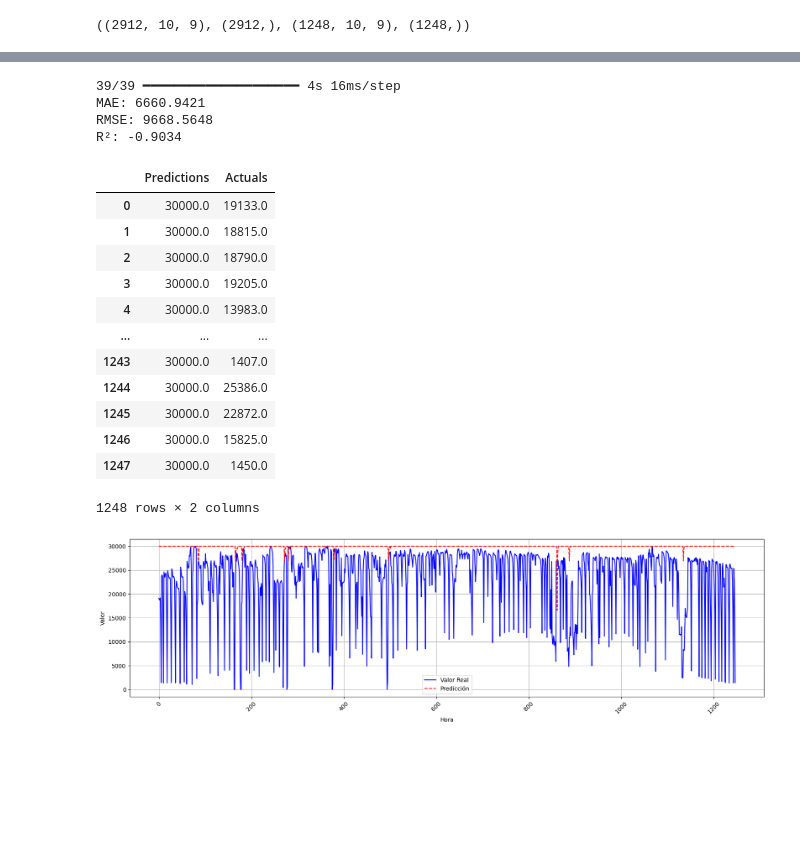
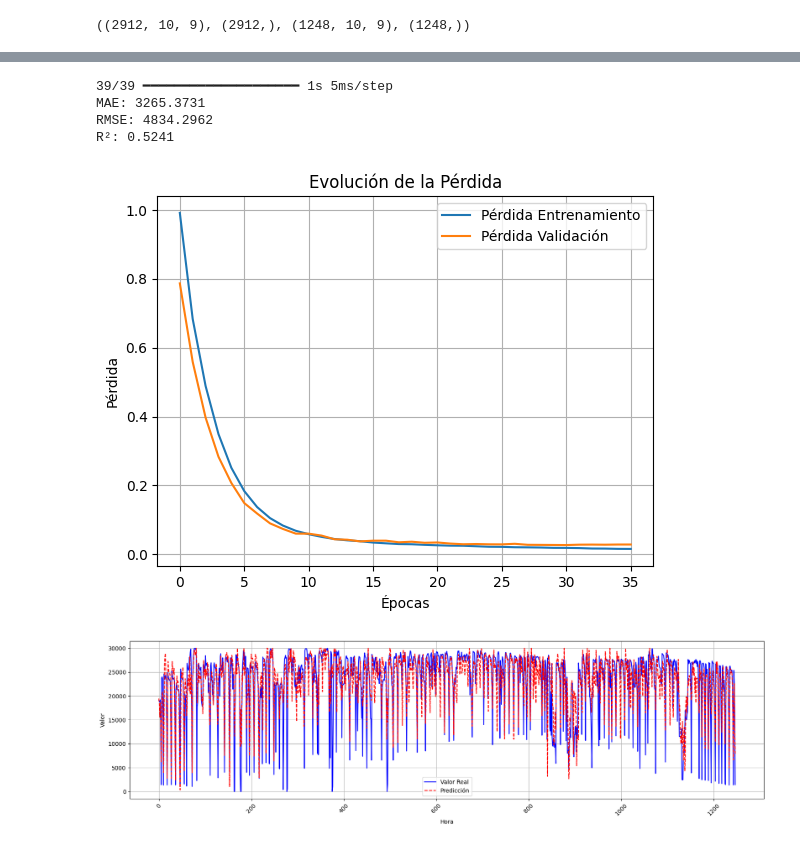
Before and after one commit to ClaudiaGtzD/TesinaMCD, a Jupyter notebook: 03_Photovoltaic 2.ipynb, the cells around one changed output, grey strips where cells are left out. Saved outputs shown, nothing was run; the diff lists cells and outputs as text; code cells hidden in the pictures; blank space fills up the shorter version.

```diff
--- a/03_Photovoltaic 2.ipynb
+++ b/03_Photovoltaic 2.ipynb
@@ -176,26 +178,27 @@ inputs = Input(shape=(WINDOW_SIZE, 9))
 
 # Primera capa CNN
 x = Conv1D(filters=64, kernel_size=4, padding='same', activation='relu')(inputs)
-x = MaxPooling1D(pool_size=3)(x)
+x = MaxPooling1D(pool_size=2)(x)
 
 # Segunda capa CNN
 x = Conv1D(filters=128, kernel_size=4, padding='same', activation='relu')(x)
-x = MaxPooling1D(pool_size=3)(x)
+x = MaxPooling1D(pool_size=2)(x)
 
 # Capa BiGRU
-x = Bidirectional(GRU(128, return_sequences=True))(x)
+x = Bidirectional(GRU(64, return_sequences=True))(x)
 
 # Atención: se define de forma explícita
 attention = MultiHeadAttention(num_heads=4, key_dim=128)(x, x)
 
 # Aplanar y agregar Dropout
 x = Flatten()(attention)
-x = Dropout(0.3)(x)
-x = Dense(64, activation="relu")(x)  # Nueva capa intermedia
+x = Dropout(0.4)(x)
+initializer = tf.keras.initializers.HeNormal()
+x = Dense(64, activation="relu", kernel_regularizer=l2(0.01))(x)
 x = Dense(32, activation="relu")(x)  # Otra capa intermedia
 
 # Capa de salida
-outputs = Dense(1, activation="relu")(x)
+outputs = Dense(1, activation="linear")(x)
 
 # Definir el modelo
 model_Soleado = Model(inputs=inputs, outputs=outputs)
@@ -226,7 +229,7 @@ Model: "functional_7"
  Non-trainable params: 0 (0.00 B)
 # %%
 cp = ModelCheckpoint('Photovoltaic_model_Soleado.keras', save_best_only=True)
-model_Soleado.compile(optimizer=Adam(learning_rate=0.001), loss="mean_squared_error", metrics=['mae'])
+model_Soleado.compile(optimizer=Adam(learning_rate=0.0001), loss="mean_squared_error", metrics=['mae'])
 # %%
 from tensorflow.keras.callbacks import EarlyStopping
 
@@ -247,12 +254,11 @@ X_Soleado_train.shape, y_Soleado_train.shape, X_Soleado_test.shape, y_Soleado_te
 # %% [output]
 ((2912, 10, 9), (2912,), (1248, 10, 9), (1248,))
 # %%
-# Entrenamiento del modelo
 history = model_Soleado.fit(
-    X_Soleado_train, y_Soleado_train,  # Datos de entrenamiento
-    validation_data=(X_Soleado_test, y_Soleado_test),  # Datos de validación
-    epochs=200,  # Número de épocas
-    batch_size=32,  # Tamaño del batch
-    callbacks=[cp]
+    X_Soleado_train, y_Soleado_train,
+    validation_data=(X_Soleado_test, y_Soleado_test),
+    epochs=50,
+    batch_size=16,
+    callbacks=[cp, early_stop]
 )
 # %% [output]
@@ -296,17 +284,29 @@ from sklearn.metrics import mean_absolute_percentage_error as mean_absolute_perc
 from sklearn.metrics import mean_absolute_error as mean_absolute_error
 from sklearn.metrics import mean_squared_error as mean_squared_error
 from sklearn.metrics import r2_score as r2_score
-def plot_predictions1(model, X, y, scaler_y, start=0, end=100):
+def plot_predictions1(model, X, y, scaler_y, history, start=0, end=100):
     predictions = model.predict(X).flatten()
     y = y.flatten()
     predictions_original = scaler_y.inverse_transform(predictions.reshape(-1, 1)).reshape(-1)
     predictions_original = np.clip(predictions_original, 0, 30000)
     y_original = scaler_y.inverse_transform(y.reshape(-1, 1)).reshape(-1)
     df = pd.DataFrame(data={'Predictions': predictions_original, 'Actuals': y_original})
-    plt.figure(figsize=(20, 5))
+    train_loss = history.history['loss']
+    val_loss = history.history['val_loss']
+
+    # Crear la gráfica
     print(f"MAE: {mean_absolute_error(y_original, predictions_original):.4f}")
     print(f"RMSE: {np.sqrt(mean_squared_error(y_original, predictions_original)):.4f}")
     print(f"R²: {r2_score(y_original, predictions_original):.4f}")
+    plt.plot(train_loss, label='Pérdida Entrenamiento')
+    plt.plot(val_loss, label='Pérdida Validación')
+    plt.xlabel('Épocas')
+    plt.ylabel('Pérdida')
+    plt.title('Evolución de la Pérdida')
+    plt.legend()
+    plt.grid(True)
+    plt.show()
+    plt.figure(figsize=(20, 5))
     plt.plot(y_original, label='Valor Real', color='blue')
     plt.plot(predictions_original, label='Predicción', color='red', linestyle='dashed')
     plt.xlabel("Hora")
@@ -314,25 +314,12 @@ def plot_predictions1(model, X, y, scaler_y, start=0, end=100):
     plt.legend()
     plt.xticks(rotation=45)
     plt.grid()
-    return df
 # %%
-plot_predictions1(model_Soleado, X_Soleado_test, y_Soleado_test, scaler_y)
+plot_predictions1(model_Soleado, X_Soleado_test, y_Soleado_test, scaler_y, history)
 # %% [output]
-39/39 ━━━━━━━━━━━━━━━━━━━━ 4s 16ms/step
-MAE: 6660.9421
-RMSE: 9668.5648
-R²: -0.9034
+39/39 ━━━━━━━━━━━━━━━━━━━━ 1s 5ms/step
+MAE: 3265.3731
+RMSE: 4834.2962
+R²: 0.5241
-|  | Predictions | Actuals |
-| 0 | 30000.0 | 19133.0 |
-| 1 | 30000.0 | 18815.0 |
-| 2 | 30000.0 | 18790.0 |
-| 3 | 30000.0 | 19205.0 |
-| 4 | 30000.0 | 13983.0 |
-| ... | ... | ... |
-| 1243 | 30000.0 | 1407.0 |
-| 1244 | 30000.0 | 25386.0 |
-| 1245 | 30000.0 | 22872.0 |
-| 1246 | 30000.0 | 15825.0 |
-| 1247 | 30000.0 | 1450.0 |
-1248 rows × 2 columns
-[figure, old version]
+[figure, new version]
+[figure, added]
```
Also changed, not shown: parts of 5 cells of this notebook, 1 other file.
